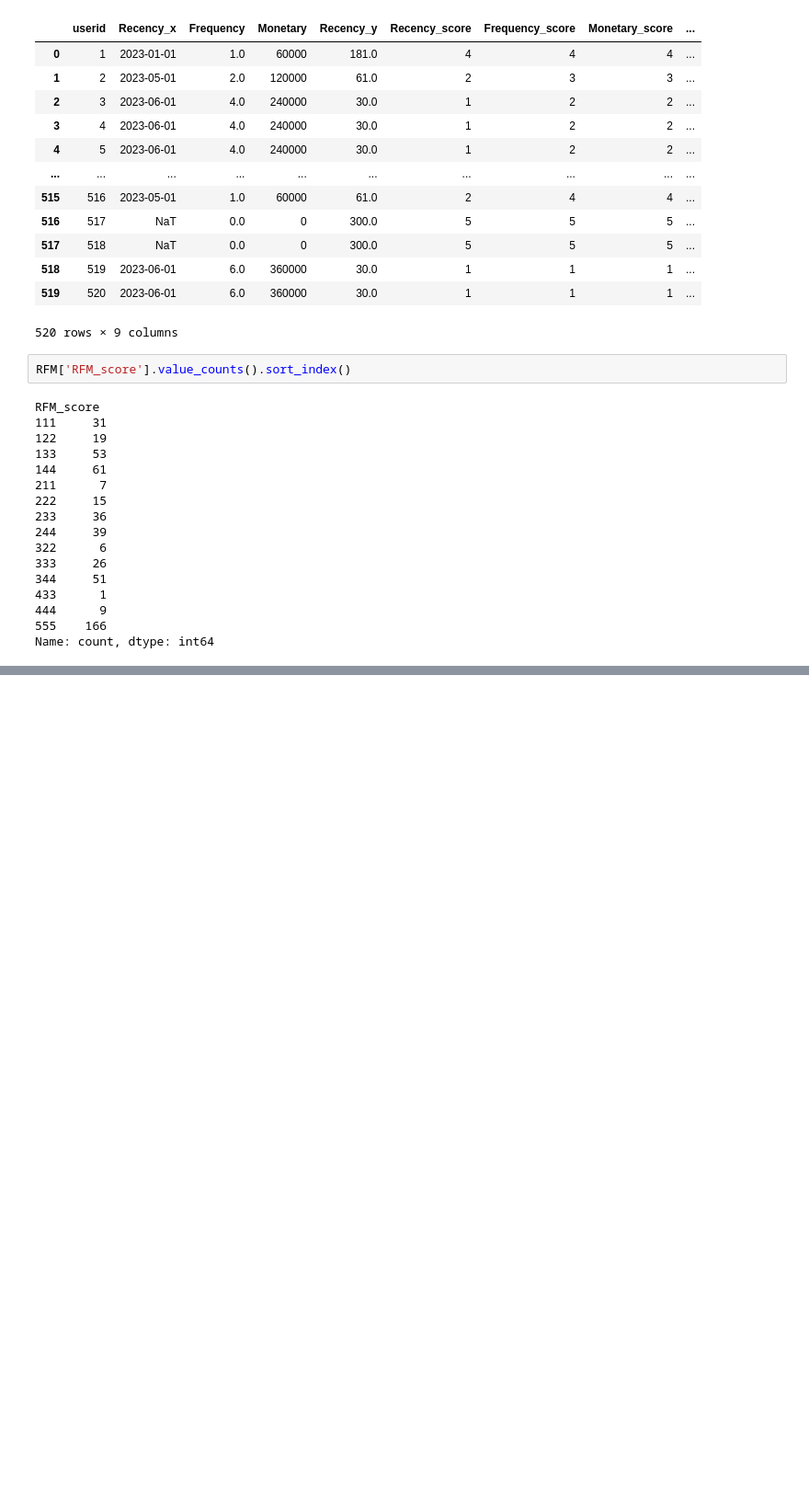
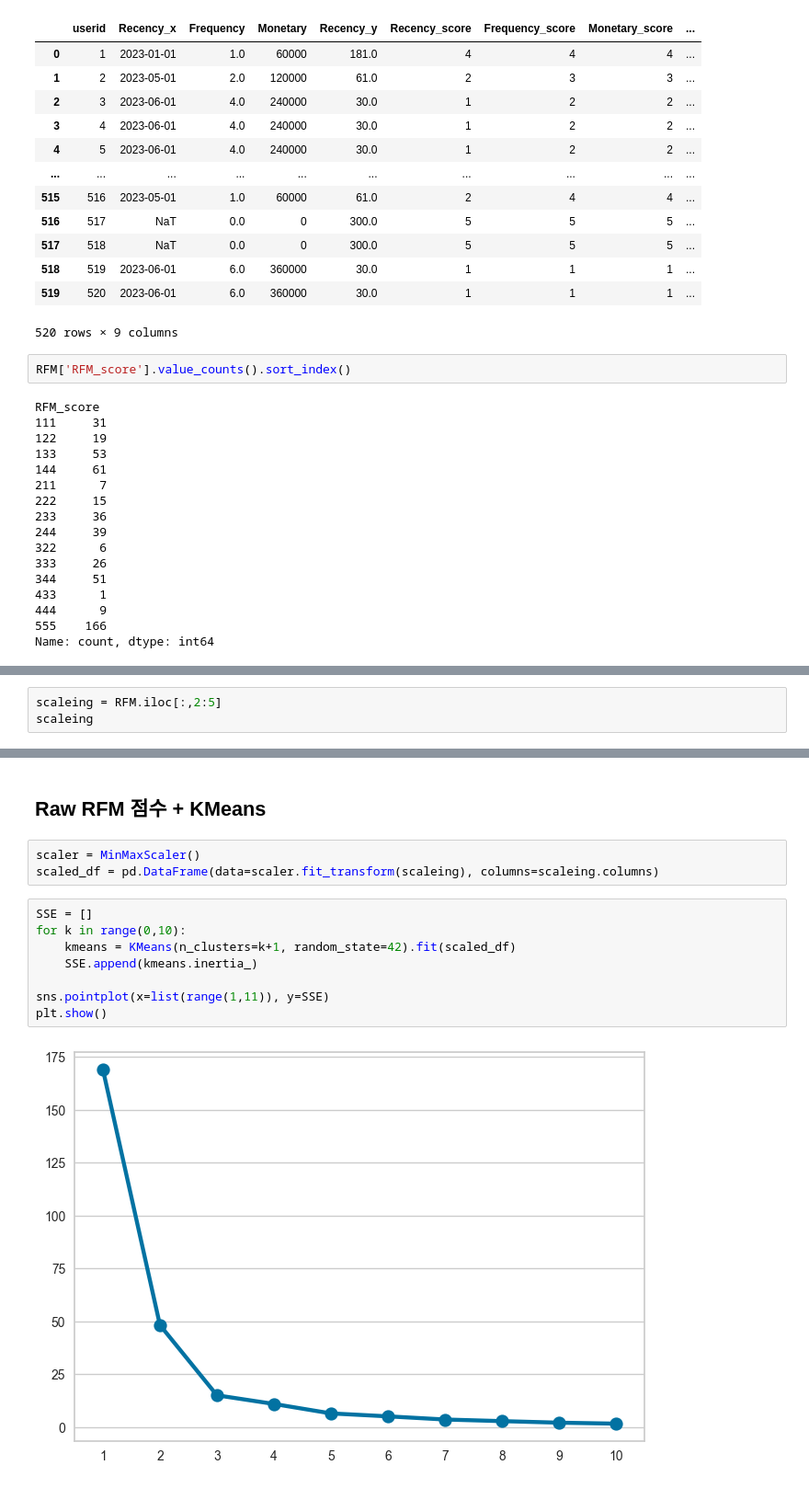
Before and after one commit to Joy-9707/sparta_practice, a Jupyter notebook: 실전프로젝트/spotify_2.ipynb, the cells around one changed output, grey strips where cells are left out. Shown at 92% size. Cells and saved outputs as stored; diff of their text form; blank space fills up the shorter version.

```diff
--- a/실전프로젝트/spotify_2.ipynb
+++ b/실전프로젝트/spotify_2.ipynb
@@ -522,0 +636,3 @@ RFM Segment
+# %%
+scaleing = RFM.iloc[:,2:5]
+scaleing
@@ -522,0 +653,15 @@ RFM Segment
+# %% [markdown]
+## Raw RFM 점수 + KMeans
+# %%
+scaler = MinMaxScaler()
+scaled_df = pd.DataFrame(data=scaler.fit_transform(scaleing), columns=scaleing.columns)
+# %%
+SSE = []
+for k in range(0,10):
+    kmeans = KMeans(n_clusters=k+1, random_state=42).fit(scaled_df)
+    SSE.append(kmeans.inertia_)
+
+sns.pointplot(x=list(range(1,11)), y=SSE)
+plt.show()
+# %% [output]
+[figure, added]
```
Also changed, not shown: parts of 24 cells of this notebook, 2 other files.
